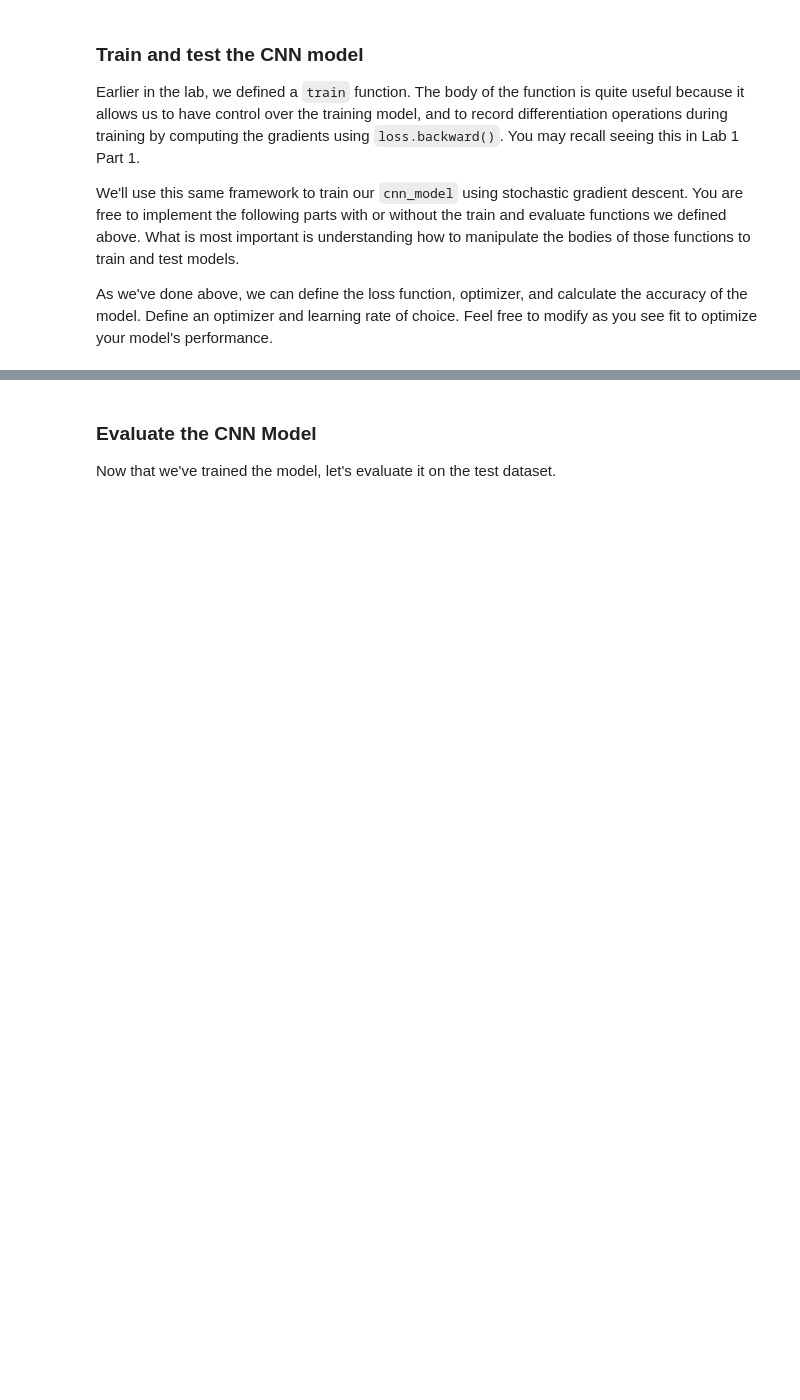
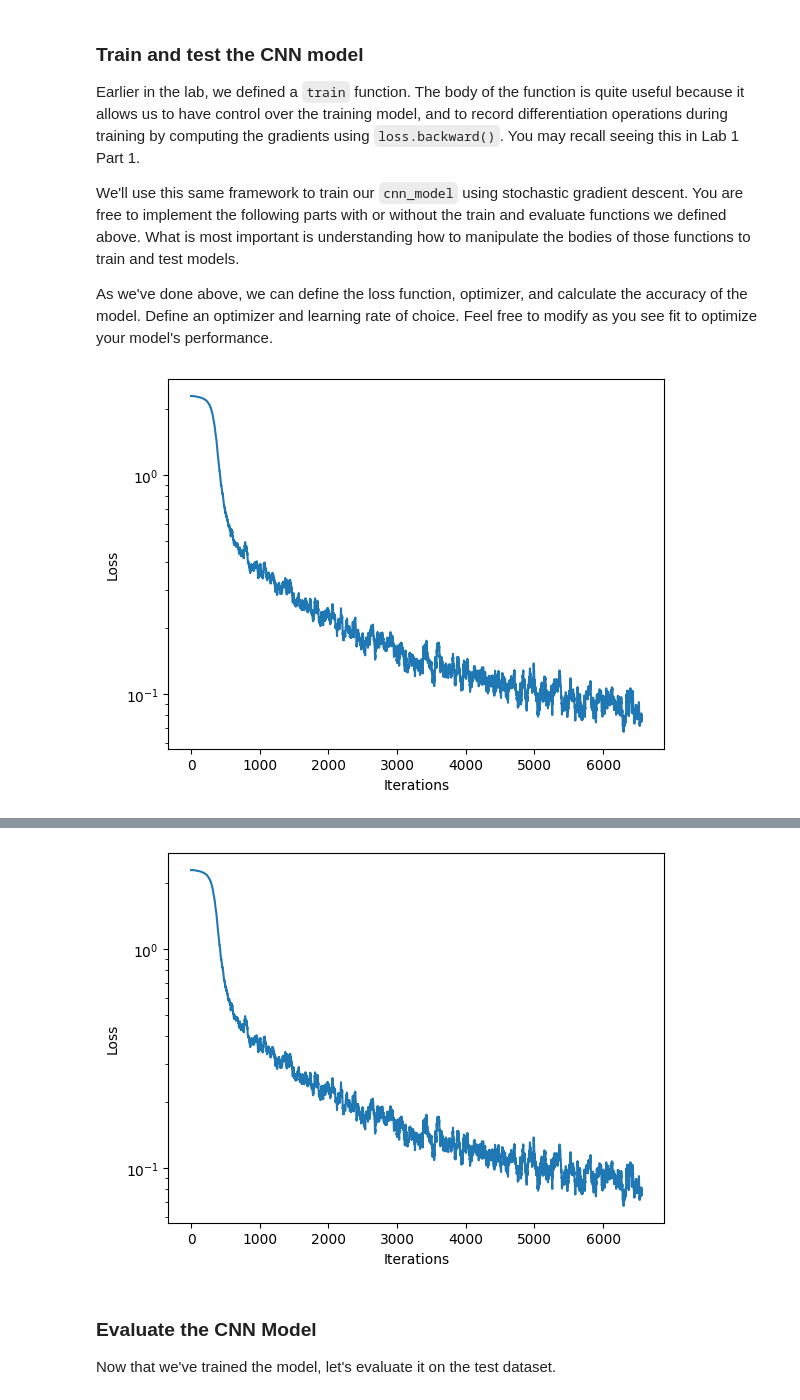
Before and after one commit to oscararenas12/introTensorFlow, a Jupyter notebook: lab2/PT_Part1_MNIST.ipynb, the cells around one changed output, grey strips where cells are left out. Saved outputs shown, nothing was run; the diff lists cells and outputs as text; code cells hidden in the pictures; blank space fills up the shorter version.

```diff
--- a/lab2/PT_Part1_MNIST.ipynb
+++ b/lab2/PT_Part1_MNIST.ipynb
@@ -340,16 +337,16 @@ class CNN(nn.Module):
     def __init__(self):
         super(CNN, self).__init__()
         # TODO: Define the first convolutional layer
-        self.conv1 = nn.Conv2d(in_channels= 1, out_channels = 24, kernel_size = 3)
+        self.conv1 = nn.Conv2d(1, 32, kernel_size=3) # Input channels: 1 (grayscale), Output channels: 32, Kernel size: 3x3
 
         # TODO: Define the first max pooling layer
-        self.pool1 = nn.MaxPool2d(kernel_size=2, stride=2)
+        self.pool1 = nn.MaxPool2d(kernel_size=2) # Kernel size: 2x2
 
         # TODO: Define the second convolutional layer
-        self.conv2 = nn.Conv2d(in_channels=24, out_channels=36, kernel_size=3)
+        self.conv2 = nn.Conv2d(32, 36, kernel_size=3) # Input channels: 32, Output channels: 36, Kernel size: 3x3
 
         # TODO: Define the second max pooling layer
-        self.pool2 = nn.MaxPool2d(kernel_size=2, stride=2)
+        self.pool2 = nn.MaxPool2d(kernel_size=2) # Kernel size: 2x2
 
         self.flatten = nn.Flatten()
         self.fc1 = nn.Linear(36 * 5 * 5, 128)
@@ -357,7 +354,7 @@ class CNN(nn.Module):
 
         # TODO: Define the Linear layer that outputs the classification
         # logits over class labels. Remember that CrossEntropyLoss operates over logits.
-        self.fc2 = nn.Linear(128, 10)
+        self.fc2 = nn.Linear(128, 10) # Output classes: 10 (digits 0-9)
 
 
     def forward(self, x):
@@ -371,11 +368,11 @@ class CNN(nn.Module):
         x = self.conv2(x)
         x = self.relu(x)
         x = self.pool2(x)
-
         x = self.flatten(x)
         x = self.fc1(x)
         x = self.relu(x)
         x = self.fc2(x)
+
 
         return x
 
@@ -425,9 +422,9 @@ testset_loader = DataLoader(test_dataset, batch_size=batch_size, shuffle=False)
 loss_history = mdl.util.LossHistory(smoothing_factor=0.95) # to record the evolution of the loss
 plotter = mdl.util.PeriodicPlotter(sec=2, xlabel='Iterations', ylabel='Loss', scale='semilogy')
 
-# Initialize new comet experiment
-comet_ml.init(project_name="6.s191lab2_part1_CNN")
-comet_model_2 = comet_ml.Experiment()
+# # Initialize new comet experiment
+# comet_ml.init(project_name="6.s191lab2_part1_CNN")
+# comet_model_2 = comet_ml.Experiment()
 
 if hasattr(tqdm, '_instances'): tqdm._instances.clear() # clear if it exists
 
@@ -445,32 +442,37 @@ for epoch in range(epochs):
 
         # Forward pass
         # TODO: feed the images into the model and obtain the predictions
         logits = cnn_model(images)
 
         # TODO: compute the categorical cross entropy loss using the predicted logits
         loss = loss_function(logits, labels)
 
         # Get the loss and log it to comet and the loss_history record
         loss_value = loss.item()
-        comet_model_2.log_metric("loss", loss_value, step=idx)
+        # comet_model_2.log_metric("loss", loss_value, step=idx)
         loss_history.append(loss_value) # append the loss to the loss_history record
         plotter.plot(loss_history.get())
 
         # Backpropagation/backward pass
         '''TODO: Compute gradients for all model parameters and propagate backwads
             to update model parameters. remember to reset your optimizer!'''
         # TODO: reset optimizer
+        optimizer.zero_grad()
         # TODO: compute gradients
+        loss.backward()
         # TODO: update model parameters
+        optimizer.step()
 
         # Get the prediction and tally metrics
         predicted = torch.argmax(logits, dim=1)
         correct_pred += (predicted == labels).sum().item()
         total_pred += labels.size(0)
 
     # Compute metrics
     total_epoch_loss = total_loss / total_pred
     epoch_accuracy = correct_pred / total_pred
     print(f"Epoch {epoch + 1}, Loss: {total_epoch_loss}, Accuracy: {epoch_accuracy:.4f}")
 
-comet_model_2.log_figure(figure=plt)
+# comet_model_2.log_figure(figure=plt)
+# %% [output]
+[figure, added]
@@ -477,3 +480,4 @@ comet_model_2.log_figure(figure=plt)
+[figure, added]
 # %% [markdown]
 ### Evaluate the CNN Model
 
```
Also changed, not shown: parts of 16 cells of this notebook.
